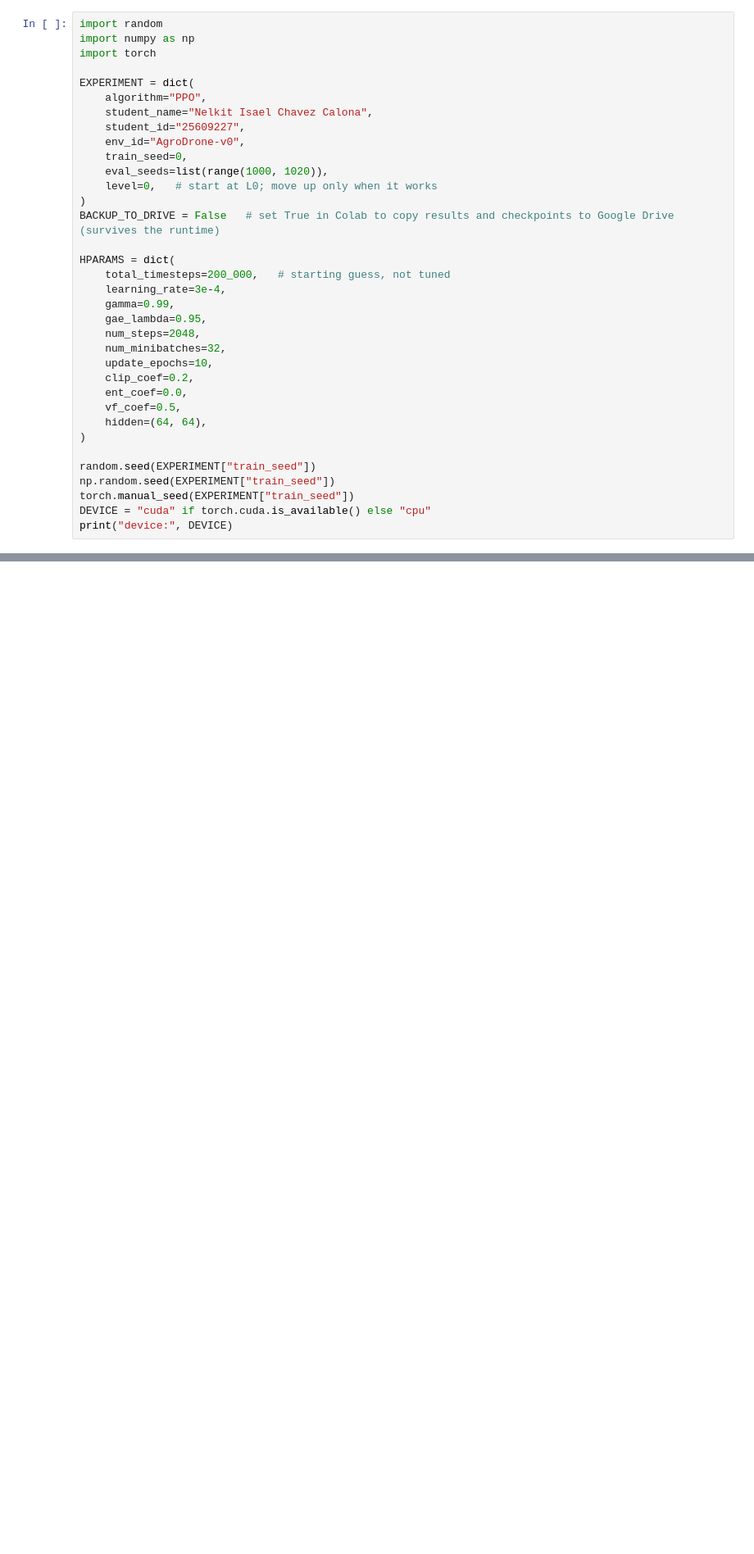
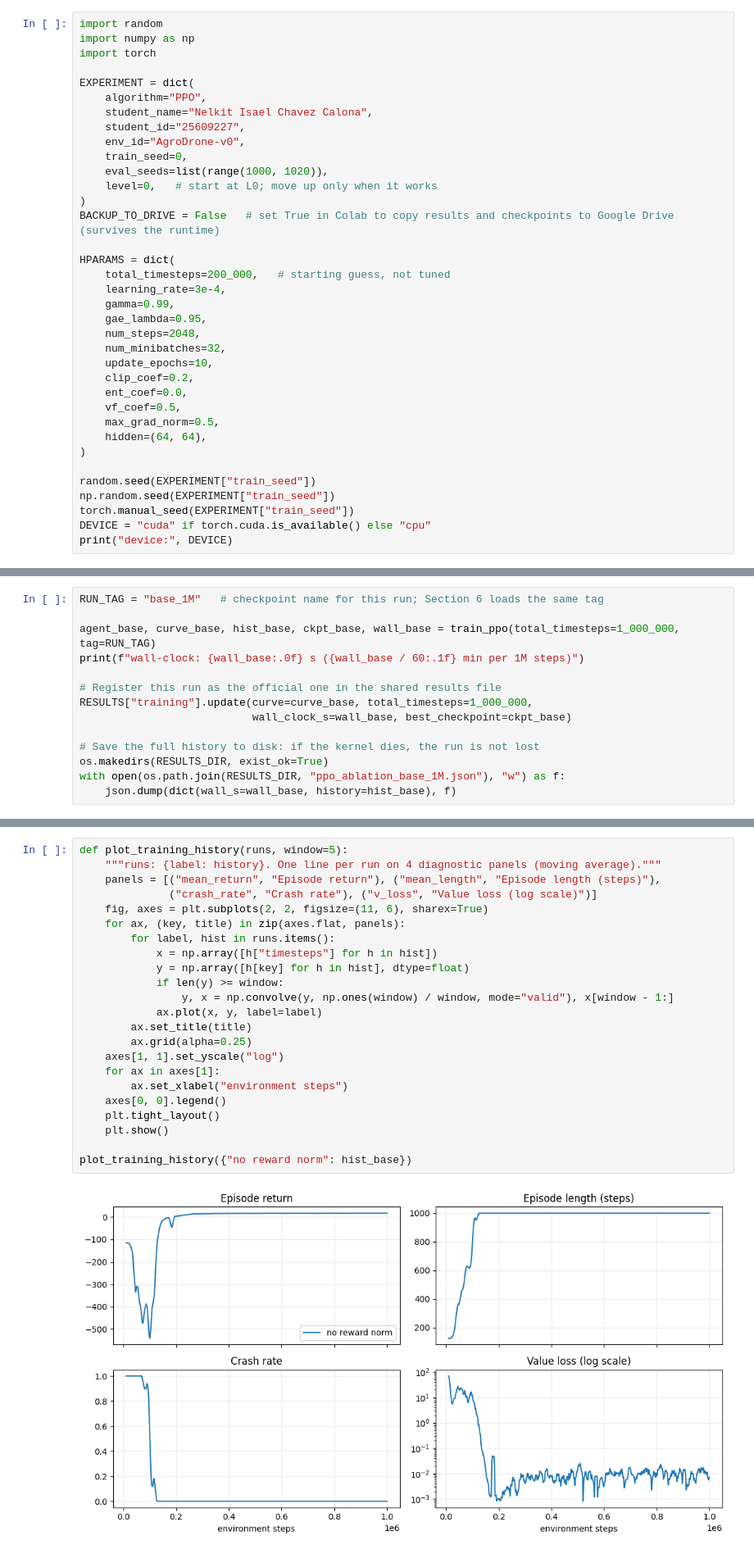
Before and after one commit to Nelkit/agroflight-rl, a Jupyter notebook: notebooks/ppo_25609227.ipynb, the cells around one changed output, grey strips where cells are left out. Shown at 82% size. Saved outputs shown, nothing was run; the diff lists cells and outputs as text; blank space fills up the shorter version.

```diff
--- a/notebooks/ppo_25609227.ipynb
+++ b/notebooks/ppo_25609227.ipynb
@@ -174,6 +178,7 @@ HPARAMS = dict(
     clip_coef=0.2,
     ent_coef=0.0,
     vf_coef=0.5,
+    max_grad_norm=0.5,
     hidden=(64, 64),
 )
 
@@ -336,0 +503,14 @@ else:
+# %%
+RUN_TAG = "base_1M"   # checkpoint name for this run; Section 6 loads the same tag
+
+agent_base, curve_base, hist_base, ckpt_base, wall_base = train_ppo(total_timesteps=1_000_000, tag=RUN_TAG)
+print(f"wall-clock: {wall_base:.0f} s ({wall_base / 60:.1f} min per 1M steps)")
+
+# Register this run as the official one in the shared results file
+RESULTS["training"].update(curve=curve_base, total_timesteps=1_000_000,
+                           wall_clock_s=wall_base, best_checkpoint=ckpt_base)
+
+# Save the full history to disk: if the kernel dies, the run is not lost
+os.makedirs(RESULTS_DIR, exist_ok=True)
+with open(os.path.join(RESULTS_DIR, "ppo_ablation_base_1M.json"), "w") as f:
+    json.dump(dict(wall_s=wall_base, history=hist_base), f)
@@ -337,3 +542,28 @@ else:
+# %%
+def plot_training_history(runs, window=5):
+    """runs: {label: history}. One line per run on 4 diagnostic panels (moving average)."""
+    panels = [("mean_return", "Episode return"), ("mean_length", "Episode length (steps)"),
+              ("crash_rate", "Crash rate"), ("v_loss", "Value loss (log scale)")]
+    fig, axes = plt.subplots(2, 2, figsize=(11, 6), sharex=True)
+    for ax, (key, title) in zip(axes.flat, panels):
+        for label, hist in runs.items():
+            x = np.array([h["timesteps"] for h in hist])
+            y = np.array([h[key] for h in hist], dtype=float)
+            if len(y) >= window:
+                y, x = np.convolve(y, np.ones(window) / window, mode="valid"), x[window - 1:]
+            ax.plot(x, y, label=label)
+        ax.set_title(title)
+        ax.grid(alpha=0.25)
+    axes[1, 1].set_yscale("log")
+    for ax in axes[1]:
+        ax.set_xlabel("environment steps")
+    axes[0, 0].legend()
+    plt.tight_layout()
+    plt.show()
+
+plot_training_history({"no reward norm": hist_base})
+# %% [output]
+[figure, added]
 # %% [markdown]
 <a id="evaluation"></a>
 
```
Also changed, not shown: parts of 23 cells of this notebook, 2 other files.
